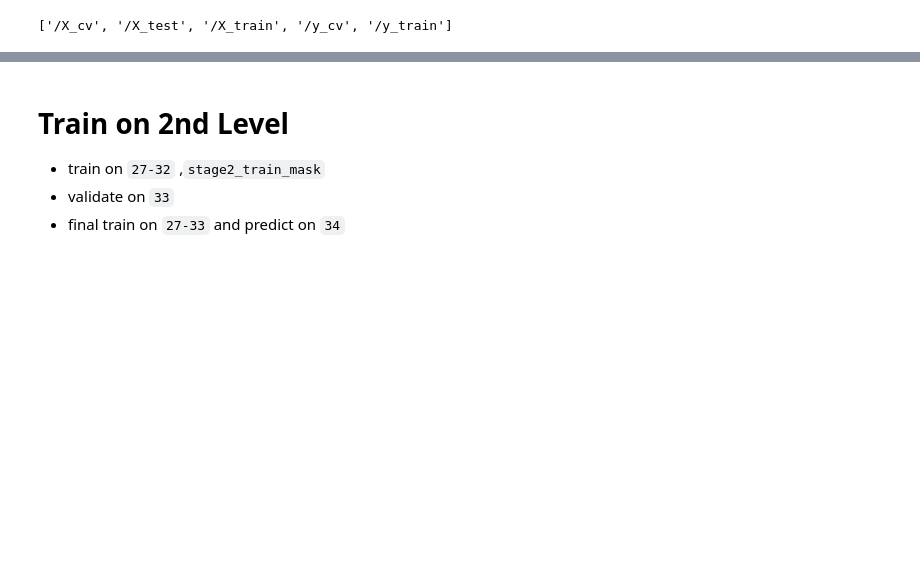
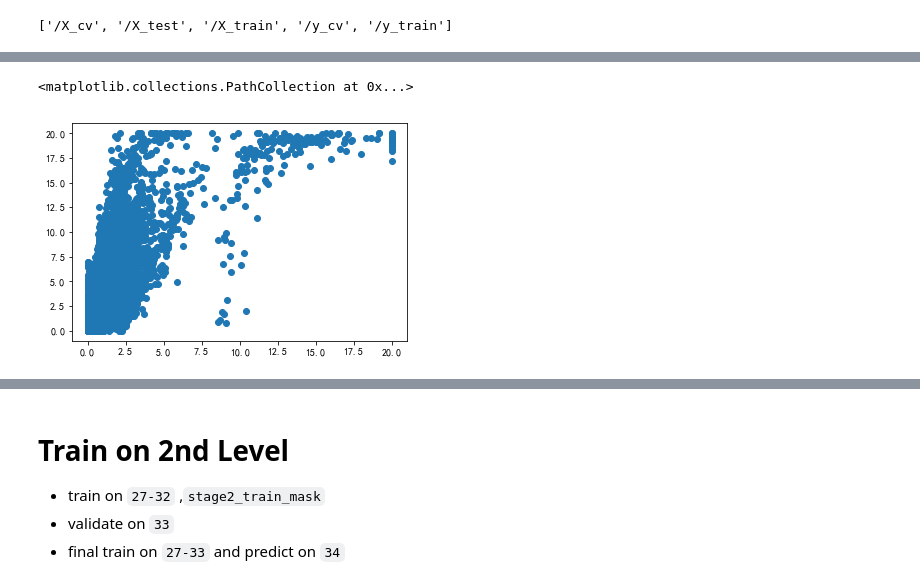
Before and after one commit to ihongChen/HowToWinKaggle, a Jupyter notebook: src/SecondLevelModel.ipynb, the cells around one changed output, grey strips where cells are left out. Saved outputs shown, nothing was run; the diff lists cells and outputs as text; code cells hidden in the pictures; blank space fills up the shorter version.

```diff
--- a/src/SecondLevelModel.ipynb
+++ b/src/SecondLevelModel.ipynb
@@ -135,0 +160,5 @@ stage2_df[model_cols].corr()
+# %%
+plt.scatter(stage2_df.lasso, stage2_df.lgbm)
+# %% [output]
+<matplotlib.collections.PathCollection at 0x...>
+[figure, added]
```
Also changed, not shown: parts of 43 cells of this notebook, 3 other files.
